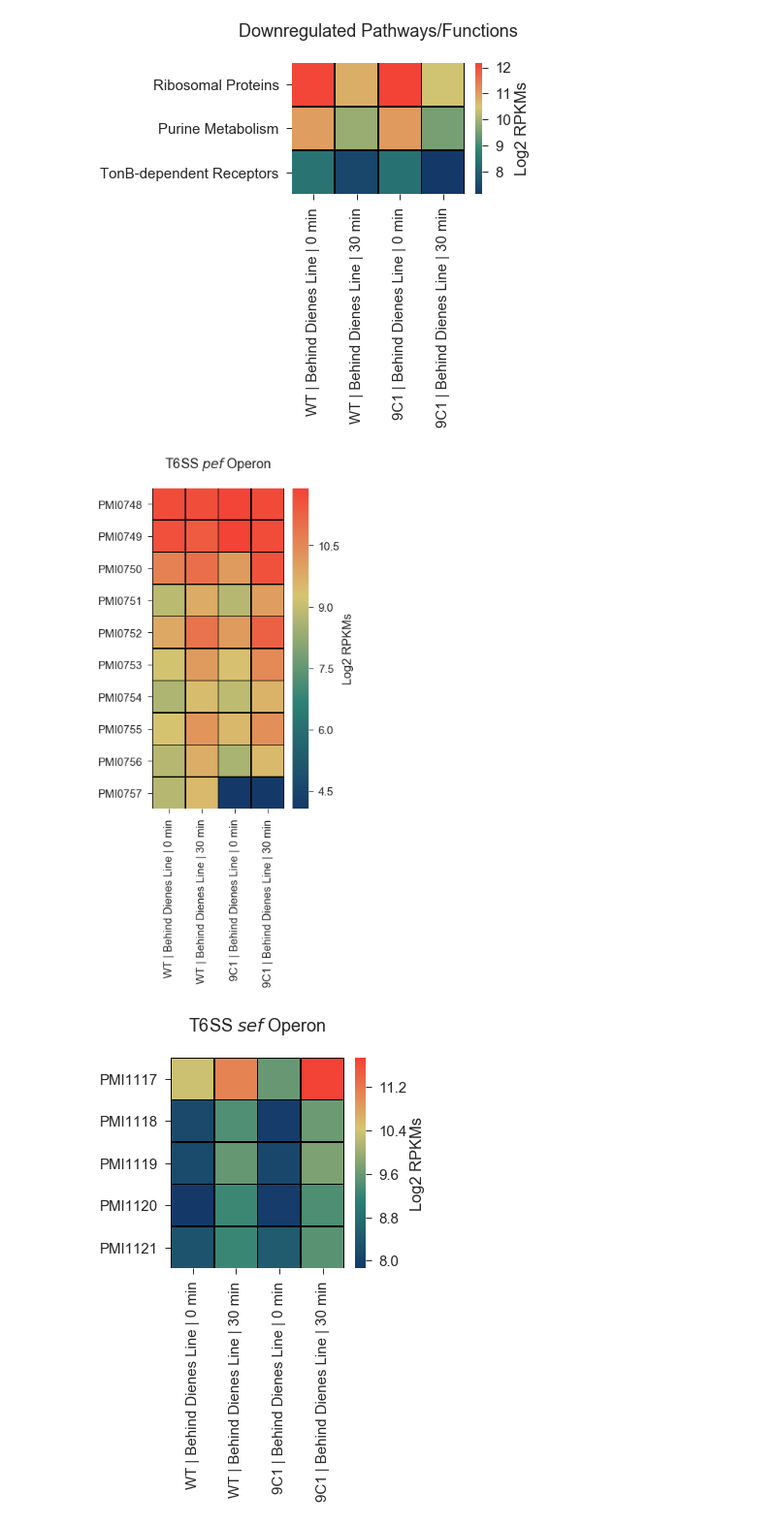
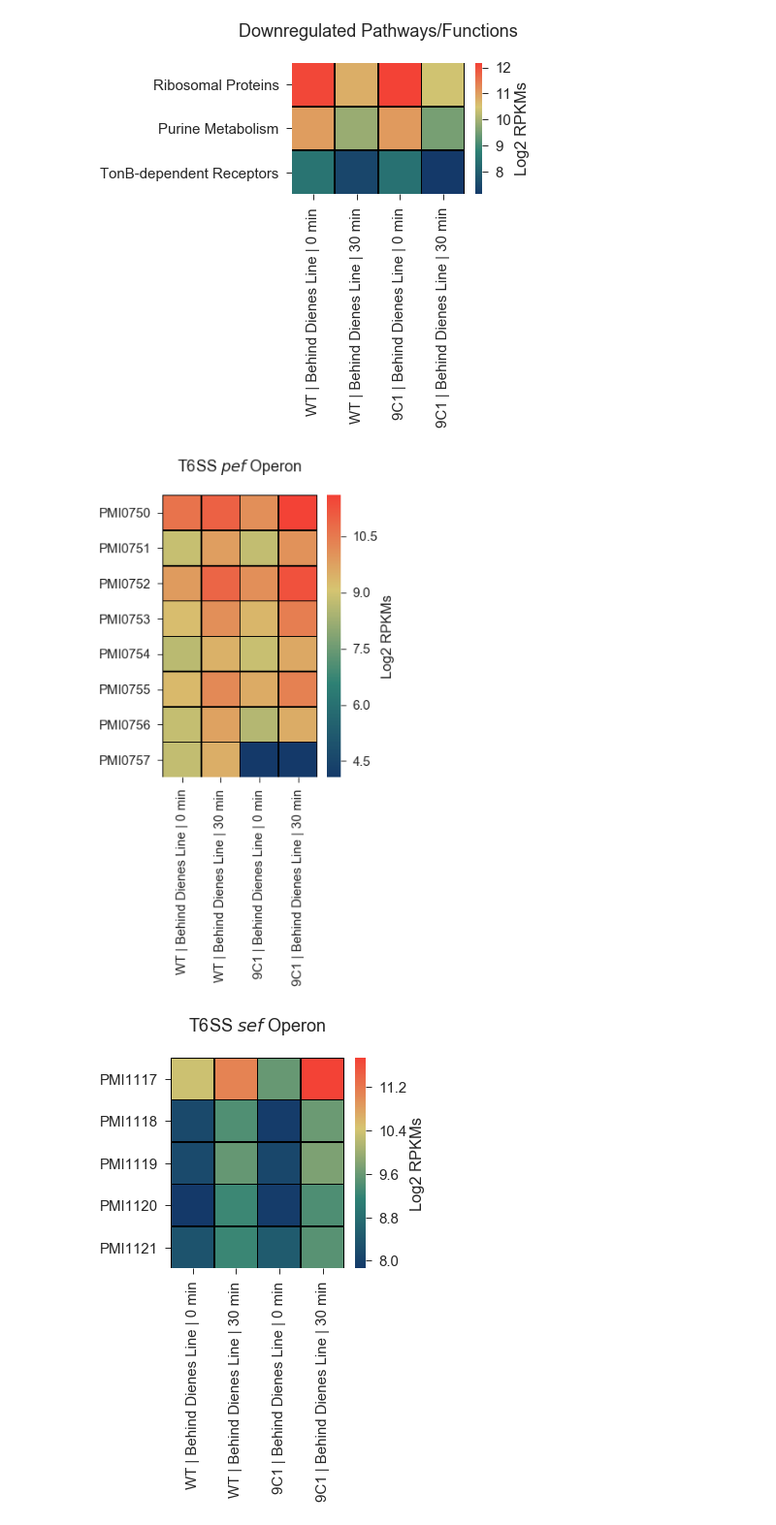
Before and after one commit to ASintsova/spatial_dynamics_of_gene_expression_in_response_to_T6SS_attack, a Jupyter notebook: lib/figure_6.ipynb, the cells around one changed output. Shown at 97% size. Saved outputs shown, nothing was run; the diff lists cells and outputs as text; code cells hidden in the pictures.

```diff
--- a/lib/figure_6.ipynb
+++ b/lib/figure_6.ipynb
@@ -249,11 +273,11 @@ ribosome = vis.get_subset_genes(df_down, "ribosom",[wt_lfc, mut_lfc], "Function"
 TonB = vis.get_subset_genes( df_down, "TonB",[wt_lfc, mut_lfc], "Function")
 purine = vis.get_subset_genes( df_down, "Purine", [wt_lfc, mut_lfc],"Pathway")
 #-------------------------------------------------------------------------
-t6ss_operon_1 = ["PMI1117", "PMI1118", "PMI1119", "PMI1120", "PMI1121"]
-t6ss_operon_2 = ["PMI2990", "PMI2991", "PMI2992", "PMI2993", "PMI2994", "PMI2995", "PMI2996"]
+sef = ["PMI1117", "PMI1118", "PMI1119", "PMI1120", "PMI1121"]
+ids = ["PMI2990", "PMI2991", "PMI2992", "PMI2993", "PMI2994", "PMI2995", "PMI2996"]
 orphans = ["PMI0173", "PMI0174", "PMI0175", "PMI0176"]
-t6ss_pef = ["PMI0748", "PMI0749", "PMI0750", "PMI0751", "PMI0752",
-           "PMI0753", "PMI0754", "PMI0755", "PMI0756", "PMI0757"] # PMI0758 is not present in latest annotation
+pef = ["PMI0750", "PMI0751", "PMI0752",
+        "PMI0753", "PMI0754", "PMI0755", "PMI0756", "PMI0757"] # PMI0758 is not present in latest annotation
 # %%
 up = {"T1SS":zap, "Glutamate Metabolism":glutamate,
       "Biotin Synthesis":biotin, "Stress proteins":stress, "Fimbria":fimbrial,
@@ -290,12 +314,12 @@ fig.savefig(os.path.join(figures_folder, "2018-07-02-proteus_rnaseq_figure_6c_ii
 # %% [output]
 [figure]
 # %%
-fig = vis.draw_heatmap_of_subset(t6ss_pef, meta, "T6SS $\itpef$ Operon\n",
-                          rpkms, samples, my_cmap, (4,8))
+fig = vis.draw_heatmap_of_subset(pef, meta, "T6SS $\itpef$ Operon\n",
+                          rpkms, samples, my_cmap, (4,6))
 #plt.title("T6SS $\itsef$ Operon\n")
 fig.savefig(os.path.join(figures_folder, "2018-07-02-proteus_rnaseq_figure_6d_i.png"), dpi=300, bbox_inches="tight")
 # %% [output]
-[figure, old version]
+[figure, new version]
 # %%
 fig = vis.draw_heatmap_of_subset(t6ss_operon_1, meta, "T6SS $\itsef$ Operon\n",
                           rpkms, samples, my_cmap, (4,4))
```
Also changed, not shown: parts of 4 cells of this notebook, 8 other files.
